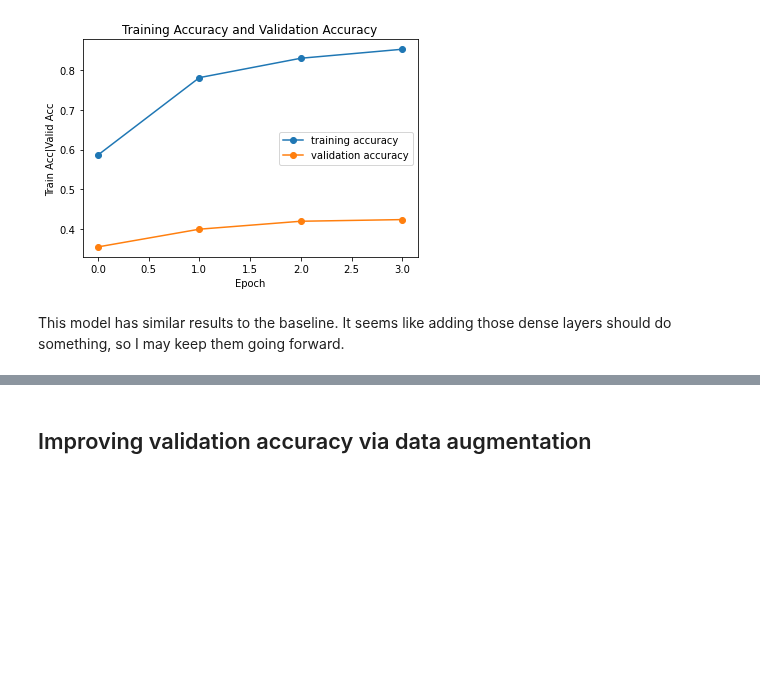
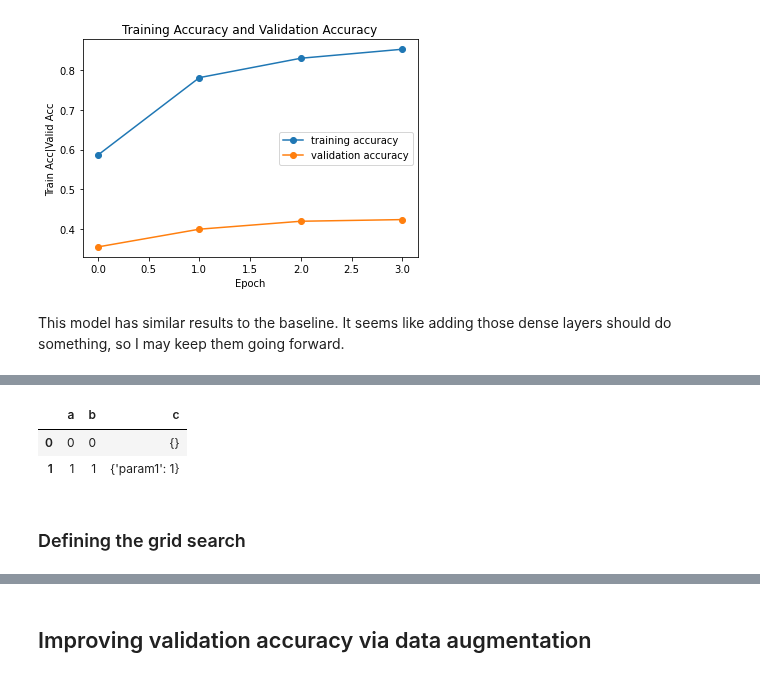
Before and after one commit to Windblown-Marionette/fingerspelling-text, a Jupyter notebook: Fingerspelling-CNN-3-Exploring-Model-Improvements-and-Training-Models.ipynb, the cells around one changed output, grey strips where cells are left out. Saved outputs shown, nothing was run; the diff lists cells and outputs as text; code cells hidden in the pictures; blank space fills up the shorter version.

Commit message:
update, add grid search

```diff
--- a/Fingerspelling-CNN-3-Exploring-Model-Improvements-and-Training-Models.ipynb
+++ b/Fingerspelling-CNN-3-Exploring-Model-Improvements-and-Training-Models.ipynb
@@ -670,0 +748,11 @@ def model_maker:
+# %%
+a = [[0,0,{}]]
+a.append([1,1,{'param1' : 1}])
+a = np.array(a)
+pd.DataFrame(a, columns = ['a', 'b','c'])
+# %% [output]
+|  | a | b | c |
+| 0 | 0 | 0 | {} |
+| 1 | 1 | 1 | {'param1': 1} |
+# %% [markdown]
+### Defining the grid search
```
Also changed, not shown: parts of 26 cells of this notebook, 1 other file.
